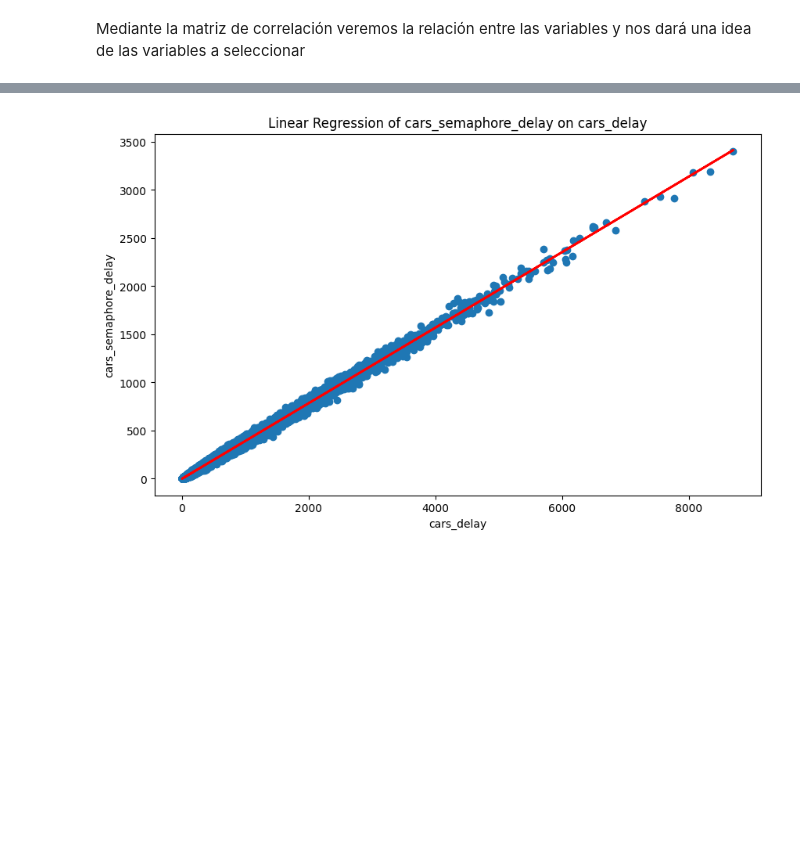
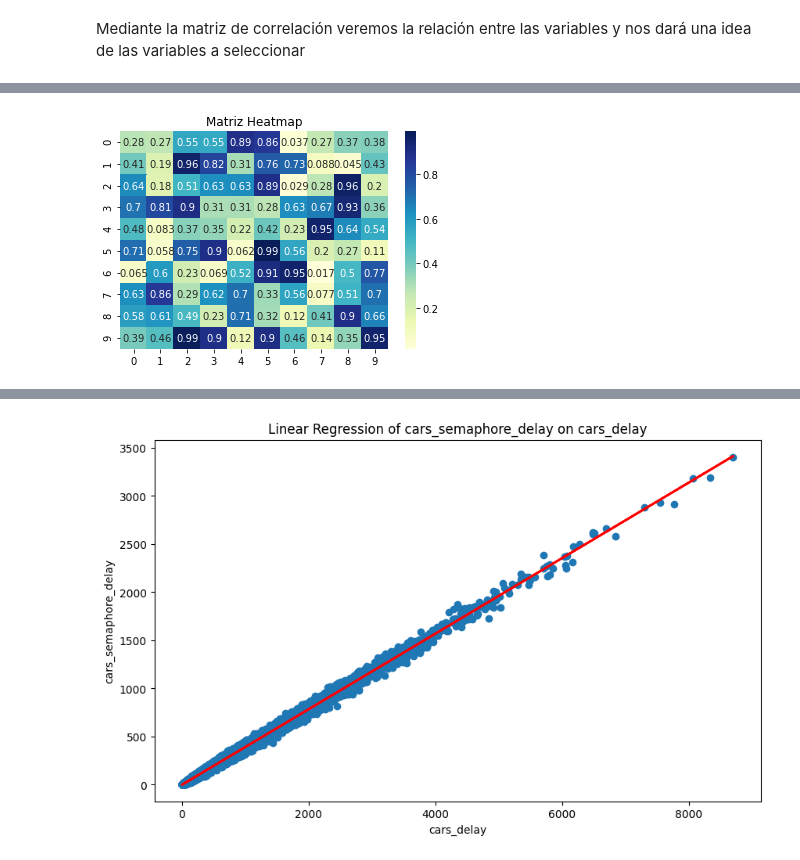
Before and after one commit to BritoAlv/proyecto-ia, a Jupyter notebook: src/statistics/statistics.ipynb, the cells around one changed output, grey strips where cells are left out. Cells and saved outputs as stored; diff of their text form; code cells hidden in the pictures; blank space fills up the shorter version.

```diff
--- a/src/statistics/statistics.ipynb
+++ b/src/statistics/statistics.ipynb
@@ -270,0 +252,14 @@ ValueError: Could not interpret value `walkers_semaphone_delay` for `y`. An entr
+# %%
+import seaborn as sns
+import pandas as pd
+import numpy as np
+
+# Crea un DataFrame con la matriz
+df = pd.DataFrame(np.random.rand(10, 10))
+
+# Usa seaborn para crear una heatmap
+sns.heatmap(df, annot=True, cmap="YlGnBu")
+plt.title('Matriz Heatmap')
+plt.show()
+# %% [output]
+[figure, added]
```
Also changed, not shown: parts of 11 cells of this notebook.
